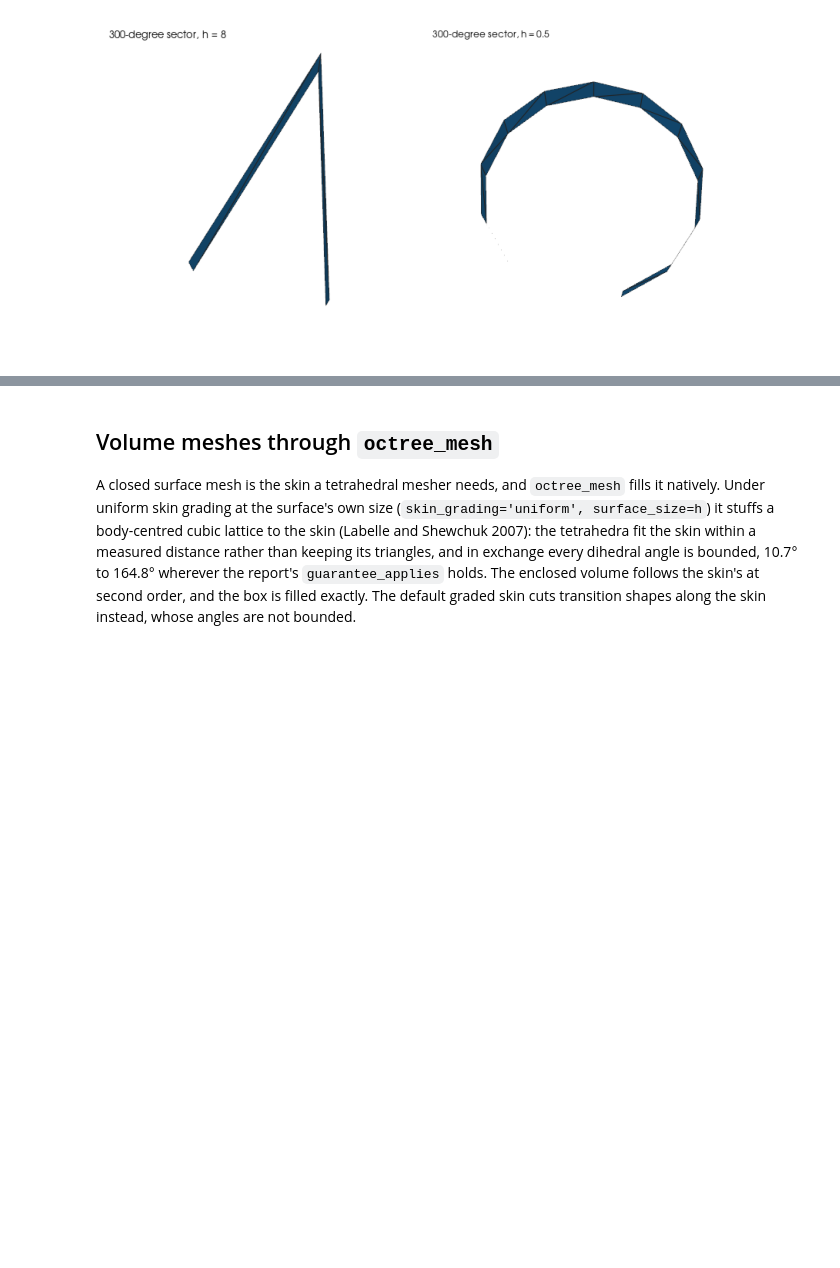
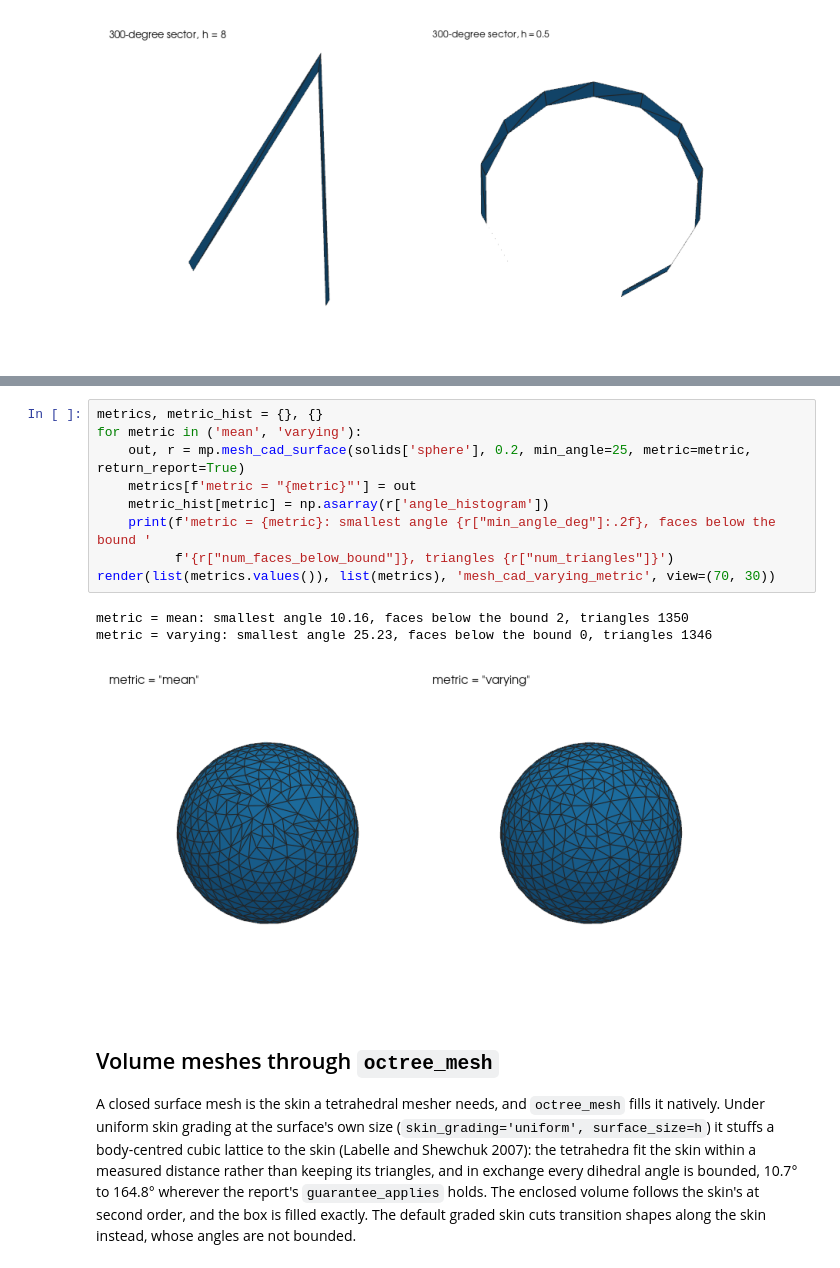
Before and after one commit to loumalouomega/meshioplusplus, a Jupyter notebook: example/python/42_mesh_cad_surface.ipynb, the cells around one changed output, grey strips where cells are left out. Drawn from its saved outputs; the diff is of its cells as text; blank space fills up the shorter version.

```diff
--- a/example/python/42_mesh_cad_surface.ipynb
+++ b/example/python/42_mesh_cad_surface.ipynb
@@ -755,3 +794,16 @@ h = 0.5: failed 0, triangles 22, refinement points 0, every triangle faces out:
+# %%
+metrics, metric_hist = {}, {}
+for metric in ('mean', 'varying'):
+    out, r = mp.mesh_cad_surface(solids['sphere'], 0.2, min_angle=25, metric=metric, return_report=True)
+    metrics[f'metric = "{metric}"'] = out
+    metric_hist[metric] = np.asarray(r['angle_histogram'])
+    print(f'metric = {metric}: smallest angle {r["min_angle_deg"]:.2f}, faces below the bound '
+          f'{r["num_faces_below_bound"]}, triangles {r["num_triangles"]}')
+render(list(metrics.values()), list(metrics), 'mesh_cad_varying_metric', view=(70, 30))
+# %% [output]
+metric = mean: smallest angle 10.16, faces below the bound 2, triangles 1350
+metric = varying: smallest angle 25.23, faces below the bound 0, triangles 1346
+[figure, added]
 # %% [markdown]
 ## Volume meshes through `octree_mesh`
 
```
Also changed, not shown: parts of 9 cells of this notebook, 20 other files.
